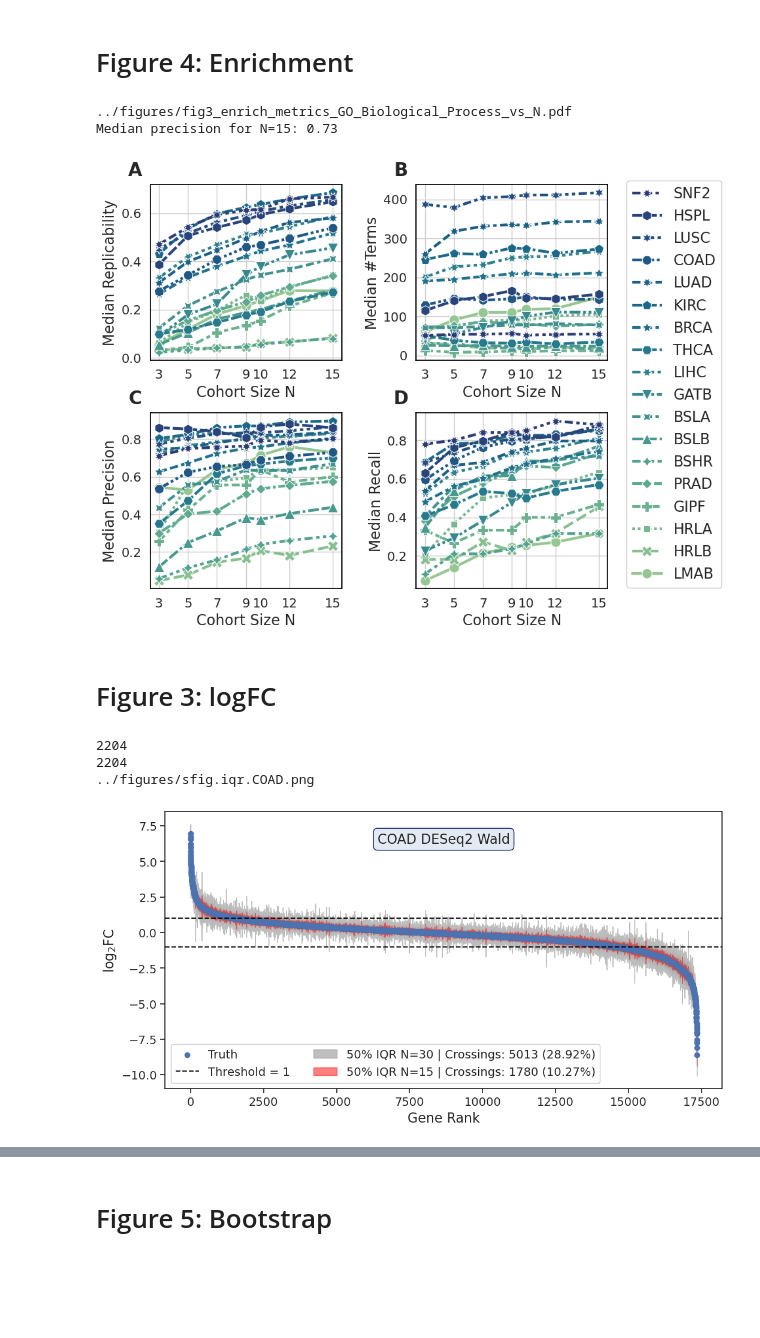
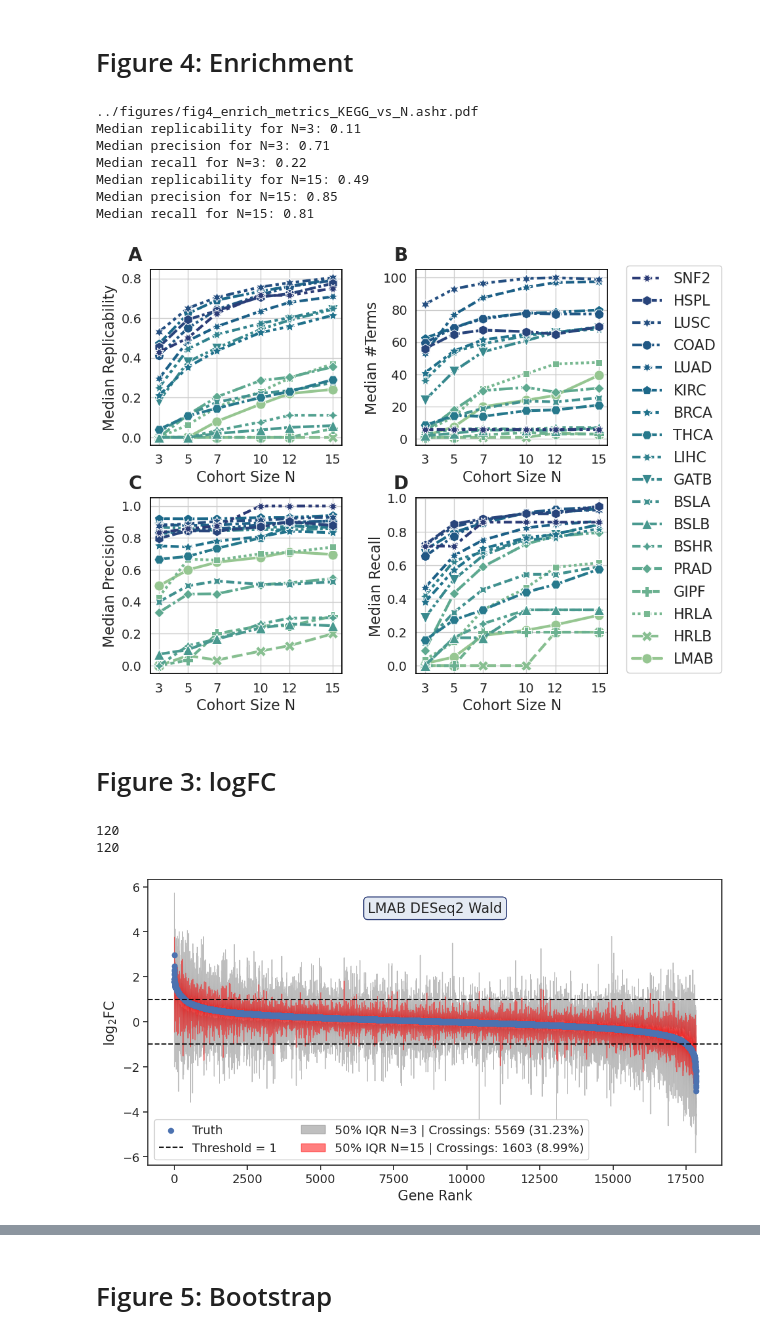
Before and after one commit to pdegen/RNASeqReplicability, a Jupyter notebook: notebooks/figures_revised.ipynb, the cells around one changed output, grey strips where cells are left out. Cells and saved outputs as stored; diff of their text form; code cells hidden in the pictures; blank space fills up the shorter version.

Commit message:
update figures notebook

```diff
--- a/notebooks/figures_revised.ipynb
+++ b/notebooks/figures_revised.ipynb
@@ -158,14 +183,14 @@ for N_ in all_N:
     dfm[f"MCC_N{N_}"] = c["median_mcc"]
 
     c = combined_gsea
-    c = c[(c["N"]==N_)&(c["Library"]=="GO_Biological_Process")]
+    c = c[(c["N"]==N_)&(c["Library"]=="GO_Biological_Process")&(c["DEA"]=="deseq2_ashr")]
     c.set_index("Data", inplace=True)
     dfm[f"Prec_N{N_}_GO"] = c["median_prec"]
     dfm[f"Rec_N{N_}_GO"] = c["median_rec"]
     dfm[f"Rep_N{N_}_GO"] = c["median_rep"]
 
     c = combined_gsea
-    c = c[(c["N"]==N_)&(c["Library"]=="KEGG")]
+    c = c[(c["N"]==N_)&(c["Library"]=="KEGG")&(c["DEA"]=="deseq2_ashr")]
     c.set_index("Data", inplace=True)
     dfm[f"Prec_N{N_}_KEGG"] = c["median_prec"]
     dfm[f"Rec_N{N_}_KEGG"] = c["median_rec"]
@@ -185,3 +210,5 @@ for ref in ["Truth","Cohort"]:
         dfm[f"Spear_{ref}_N{N}_mean"] = aggregate(df_ref, "Spearman", np.nanmean)
         dfm[f"Spear_{ref}_N{N}_median"] = aggregate(df_ref, "Spearman", np.nanmedian)
         dfm[f"Spear_{ref}_N{N}_std"] = aggregate(df_ref, "Spearman", np.nanstd)
+
+dfm.head()
@@ -267,25 +312,38 @@ cc[~cc["Data"].duplicated()]
 lib = "GO_Biological_Process"#_2023"
 #lib = "KEGG"#_2021_Human"
 
-dea = "DESeq2 Wald"
+dea = "DESeq2"
+dea = "deseq2_ashr"
+is_shrunk = "ashr" in dea
+
 logFC = 1
 lfc_mode = "formal"
 fdr = 0.05
 
 c = combined_gsea
-c = c[(c["Out"]=="None") & (c["Library"]==lib)]
+c = c[(c["Out"]=="None") & (c["Library"]==lib) & (c["DEA"]==dea)]
 
 fig = make4x4fig(c, suffix = "", metrics = ["rep","terms","prec","rec"])
 
-figpath = f"../figures/fig3_enrich_metrics_{lib}_vs_N.pdf"
+figpath = f"../figures/fig4_enrich_metrics_{lib}_vs_N.{'ashr.' if is_shrunk else ''}pdf"
 fig.savefig(figpath, bbox_inches="tight")
 print(figpath)
 
+print(f"Median replicability for N=3: {c[c['N']==3]['median_rep'].median():.2f}")
+print(f"Median precision for N=3: {c[c['N']==3]['median_prec'].median():.2f}")
+print(f"Median recall for N=3: {c[c['N']==3]['median_rec'].median():.2f}")
+print(f"Median replicability for N=15: {c[c['N']==15]['median_rep'].median():.2f}")
 print(f"Median precision for N=15: {c[c['N']==15]['median_prec'].median():.2f}")
+print(f"Median recall for N=15: {c[c['N']==15]['median_rec'].median():.2f}")
 # %% [output]
-../figures/fig3_enrich_metrics_GO_Biological_Process_vs_N.pdf
-Median precision for N=15: 0.73
+../figures/fig4_enrich_metrics_KEGG_vs_N.ashr.pdf
+Median replicability for N=3: 0.11
+Median precision for N=3: 0.71
+Median recall for N=3: 0.22
+Median replicability for N=15: 0.49
+Median precision for N=15: 0.85
+Median recall for N=15: 0.81
-[figure, old version]
+[figure, new version]
 # %% [markdown]
 # Figure 3: logFC
 # %%
@@ -323,9 +381,14 @@ def lfc_rank_plot(N, sorted_ref,tab,ax,title,title2="",xlabel="",cutoff=1,CI=0.5
     #ax.scatter(x=x[sf["Sig"]], data=sf[sf["Sig"]],y="logFC",label=xlabel+" DEG",marker="x")
 
     if plot_crossings:
-        ax.scatter(cross_ind, crossing, label=f"Crossings N{N}: {len(crossing)} ({len(crossing)/len(x):.2%})",zorder=102,s=0)
+        if len(x):
+            ax.scatter(cross_ind, crossing, label=f"Crossings N{N}: {len(crossing)} ({len(crossing)/len(x):.2%})",zorder=102,s=0)
 
-    ax.fill_between(x, up, low, edgecolor="none",color=barcolor,alpha=0.5,label=f"{CI:.0%} IQR N={N if N==15 else 3} | Crossings: {len(crossing)} ({len(crossing)/len(x):.2%})")
+    if len(x):
+        label = f"{CI:.0%} IQR N={N if N==15 else 3} | Crossings: {len(crossing)} ({len(crossing)/len(x):.2%})"
+    else:
+        label = f"{CI:.0%} IQR N={N if N==15 else 3} | No crossings"
+    ax.fill_between(x, up, low, edgecolor="none",color=barcolor,alpha=0.5,label=label)
     #ax.fill_between(cross_ind, up.iloc[cross_ind], low.iloc[cross_ind], edgecolor="none",color="pink",alpha=0.5,label="Crossing")
     ax.set_xlabel("Gene Rank")
     ax.set_ylabel(r"log$_2$FC")
@@ -335,6 +398,7 @@ def lfc_rank_plot(N, sorted_ref,tab,ax,title,title2="",xlabel="",cutoff=1,CI=0.5
     ax.grid(False)
 # %%
 dea = "deseq2"
+#dea = "deseq2_ashr"
 out = "none"
 Ns = [3,15]
 
@@ -347,7 +411,7 @@ scale = 0.6
 
 sites_plot_not = []#"yeast","breast_lumab"]
 sites_plot =  {s for s in sites if s not in sites_plot_not}
-sites_plot = ["colorectal"]
+sites_plot = ["breast_lumab"]
 j=0
 for i, site in enumerate(sites_plot):
 
@@ -369,38 +433,38 @@ for i, site in enumerate(sites_plot):
         truth = open_table(p)
         truth_sig = truth[truth["FDR"]<0.05]
         print(len(truth_sig))
 
         #sorted_ref = tab.median(axis=1).sort_values(ascending=False)
         sorted_ref = truth.sort_values(by="logFC", ascending=False)
         sorted_ref["Sig"] = False
         sorted_ref.loc[truth_sig.index,"Sig"] = True
 
+        sorted_ref = sorted_ref.drop(["lfcSE"],axis=1)
         sorted_ref.dropna(inplace=True)
         tab = tab.loc[sorted_ref.index]
 
         plot_crossings = True
         title2 = rf"{prdata_} {prdea[dea]}"
         lfc_rank_plot(N, sorted_ref,tab,ax,title2=title2,title="",xlabel="Truth",cutoff=1,CI=0.5,barcolor="grey" if k==0 else "red", plot_ref=k==0, plot_crossings=plot_crossings)
     #ax.annotate(chr(ord('A')+i+1+j), xy=(-0.05, 1.08), xycoords="axes fraction", weight="bold", va='center',ha='center', fontsize=28)
     j+=1
 
     if plot_crossings:
         handles, labels = ax.get_legend_handles_labels()
         # handles = np.array(handles)[[0,2,4,1,3,5]]
         # labels = np.array(labels)[[0,2,4,1,3,5]]
         # axes[i,1].legend(handles,labels,framealpha=1,loc="lower left",ncol=plot_crossings+1,fontsize=14)
         handles = np.array(handles)[[0,1,3,5]]
         labels = np.array(labels)[[0,1,3,5]]
         ax.legend(handles,labels,framealpha=1,loc="lower left",ncol=2,fontsize=14)#,prop={'family': 'monospace'})
 
     #fig.tight_layout()
     #figpath = f"../figures/fig3.iqr.png"
-    figpath = f"../figures/sfig.iqr.{prdata_}.png"
-    fig.savefig(figpath,dpi=fig.dpi * 2, bbox_inches="tight")
-    print(figpath)
+    #figpath = f"../figures/sfig.iqr.{prdata_}.png"
+    #fig.savefig(figpath,dpi=fig.dpi * 2, bbox_inches="tight")
+    #print(figpath)
 # %% [output]
-2204
-2204
-../figures/sfig.iqr.COAD.png
+120
+120
-[figure, old version]
+[figure, new version]
 # %%
```
Also changed, not shown: parts of 32 cells of this notebook, 1 other file.
